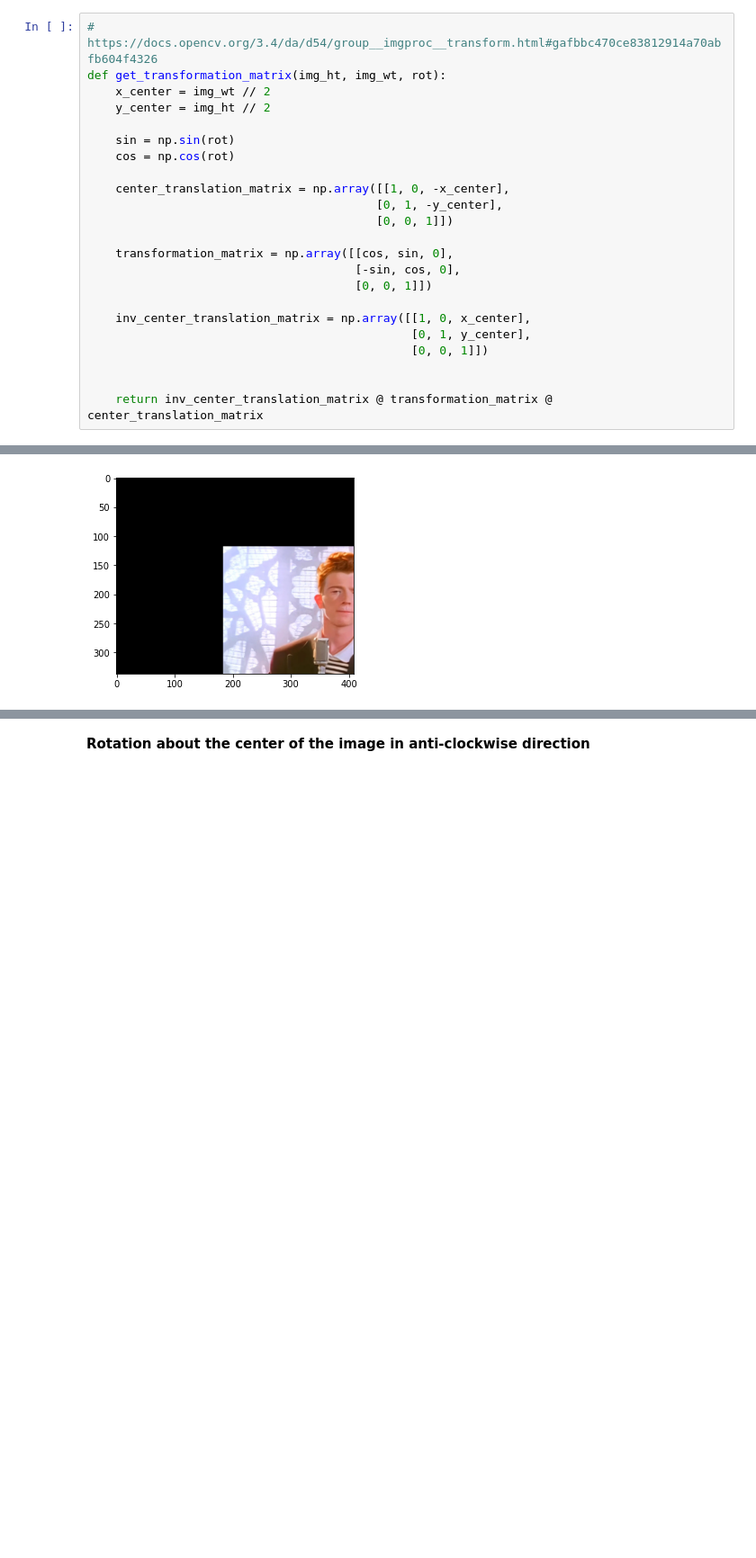
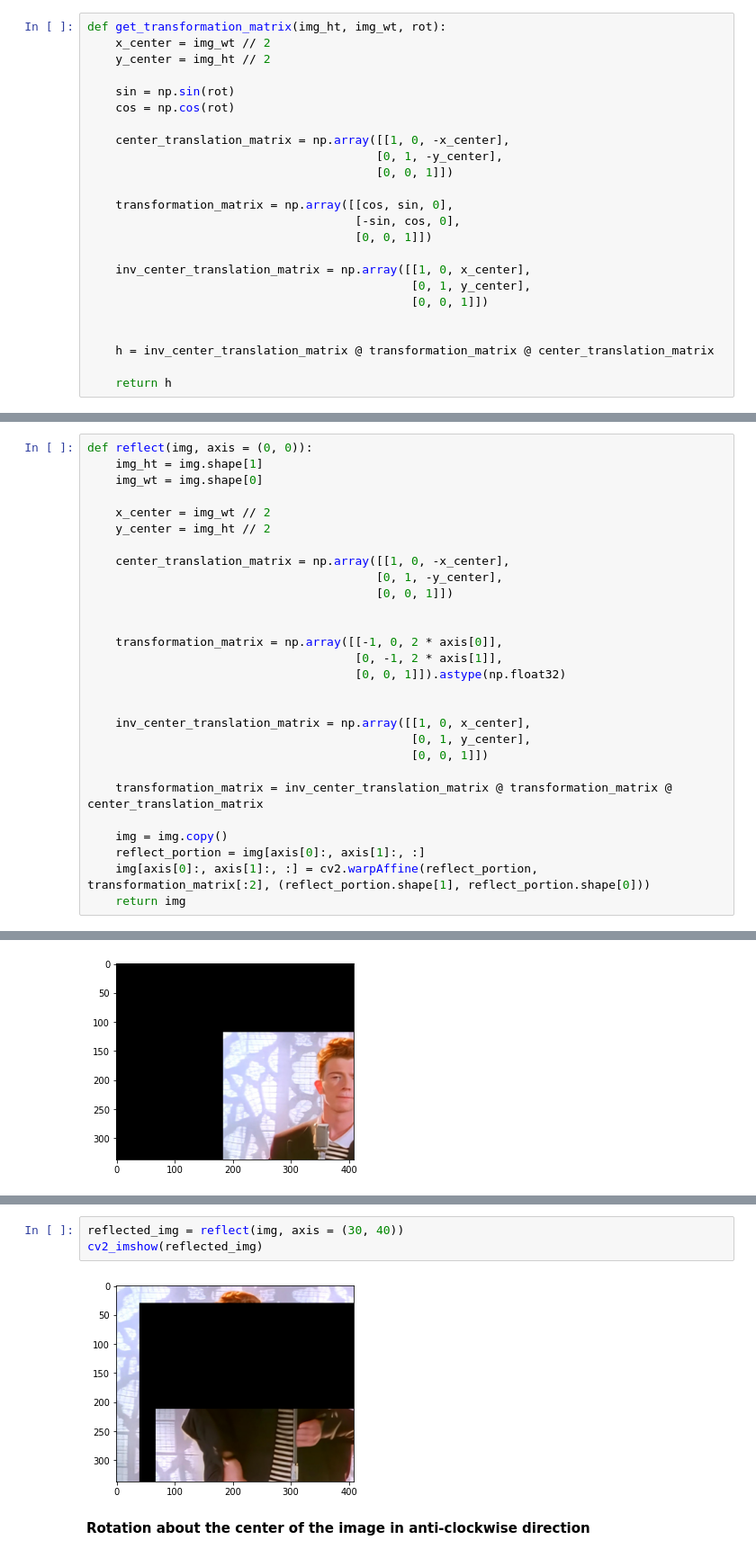
Before and after one commit to Rohit-17ls/Image-Processing-Tasks, a Jupyter notebook: Assignment-1.ipynb, the cells around one changed output, grey strips where cells are left out. Shown at 90% size. Drawn from its saved outputs; the diff is of its cells as text; blank space fills up the shorter version.

```diff
--- a/Assignment-1.ipynb
+++ b/Assignment-1.ipynb
@@ -26,7 +26,6 @@ cv2.imshow("Image", img)
 cv2.waitKey()
 cv2.destroyAllWindows()
 # %%
-# https://docs.opencv.org/3.4/da/d54/group__imgproc__transform.html#gafbbc470ce83812914a70abfb604f4326
 def get_transformation_matrix(img_ht, img_wt, rot):
     x_center = img_wt // 2
     y_center = img_ht // 2
@@ -47,7 +46,9 @@ def get_transformation_matrix(img_ht, img_wt, rot):
                                               [0, 0, 1]])
 
 
-    return inv_center_translation_matrix @ transformation_matrix @ center_translation_matrix
+    h = inv_center_translation_matrix @ transformation_matrix @ center_translation_matrix
+
+    return h
 # %%
 transformation_matrix = get_transformation_matrix(img.shape[0], img.shape[1], np.pi / 6)
 # %%
@@ -75,6 +76,34 @@ def flip(img, axis = 0):
         flipped_img = img[::-1, :, :]
 
     return flipped_img
+# %%
+def reflect(img, axis = (0, 0)):
+    img_ht = img.shape[1]
+    img_wt = img.shape[0]
+
+    x_center = img_wt // 2
+    y_center = img_ht // 2
+
+    center_translation_matrix = np.array([[1, 0, -x_center],
+                                         [0, 1, -y_center],
+                                         [0, 0, 1]])
+
+
+    transformation_matrix = np.array([[-1, 0, 2 * axis[0]],
+                                      [0, -1, 2 * axis[1]],
+                                      [0, 0, 1]]).astype(np.float32)
+
+
+    inv_center_translation_matrix = np.array([[1, 0, x_center],
+                                              [0, 1, y_center],
+                                              [0, 0, 1]])
+
+    transformation_matrix = inv_center_translation_matrix @ transformation_matrix @ center_translation_matrix
+
+    img = img.copy()
+    reflect_portion = img[axis[0]:, axis[1]:, :]
+    img[axis[0]:, axis[1]:, :] = cv2.warpAffine(reflect_portion, transformation_matrix[:2], (reflect_portion.shape[1], reflect_portion.shape[0]))
+    return img
 # %%
 def translate(img, tx, ty):
     width = img.shape[1]
@@ -132,3 +163,8 @@ True
+# %%
+reflected_img = reflect(img, axis = (30, 40))
+cv2_imshow(reflected_img)
+# %% [output]
+[figure, added]
 # %% [markdown]
 <b>Rotation about the center of the image in anti-clockwise direction</b>
 # %%
```
Also changed, not shown: parts of 1 cell of this notebook, 4 other files.
